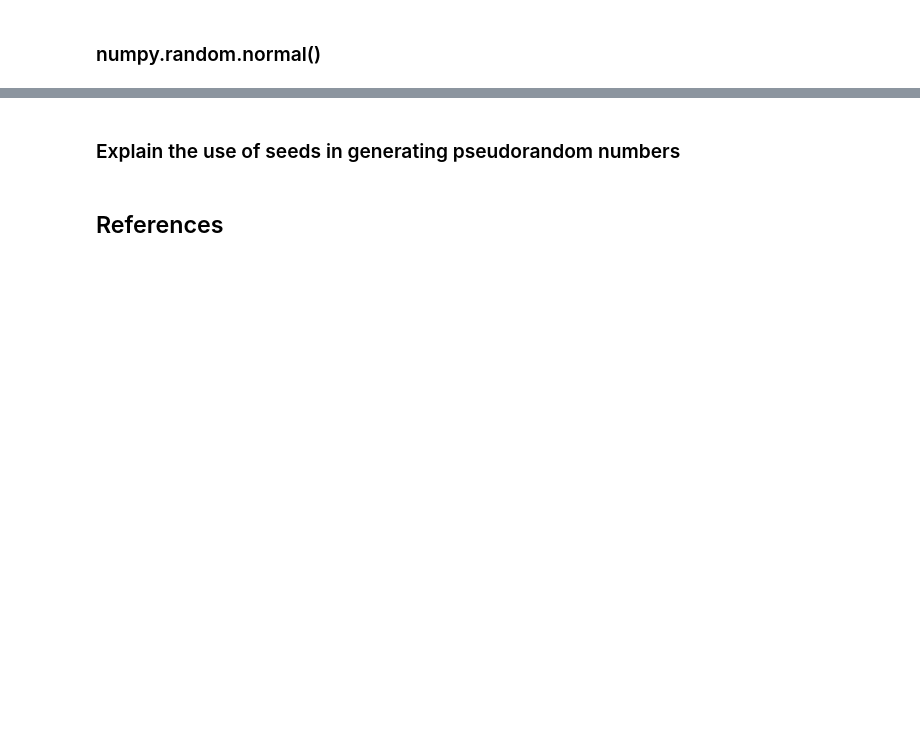
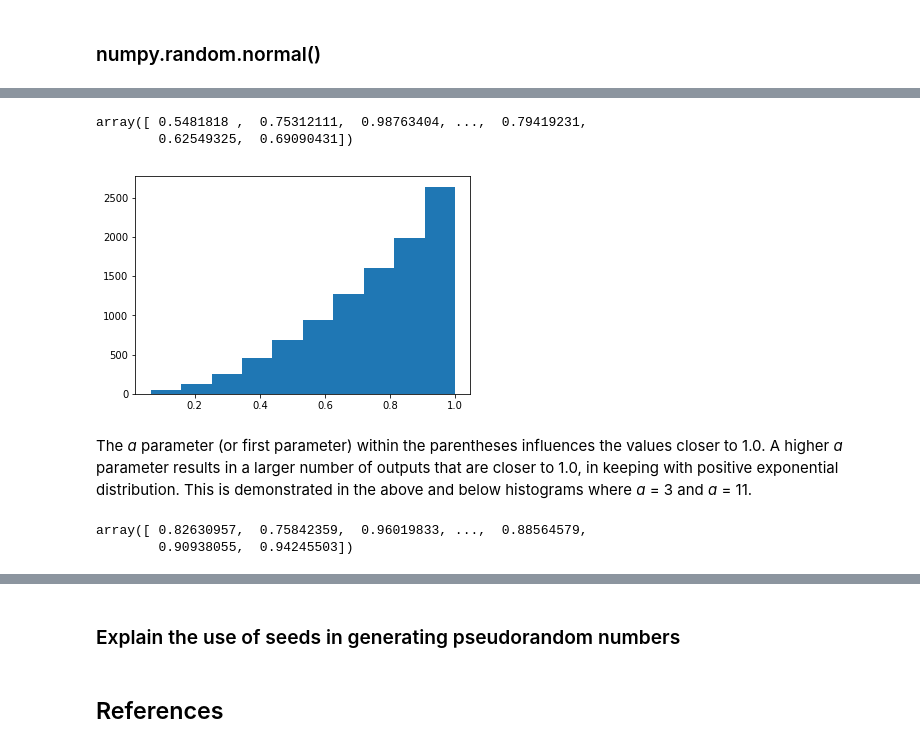
Before and after one commit to emmapatton/numpy-random, a Jupyter notebook: numpy-random.ipynb, the cells around one changed output, grey strips where cells are left out. Drawn from its saved outputs; the diff is of its cells as text; code cells hidden in the pictures; blank space fills up the shorter version.

Commit message:
describing the power function

```diff
--- a/numpy-random.ipynb
+++ b/numpy-random.ipynb
@@ -422,0 +391,19 @@ ValueError: left > mode
+# %%
+x = np.random.power( 3, 10000)
+x
+# %% [output]
+array([ 0.5481818 ,  0.75312111,  0.98763404, ...,  0.79419231,
+        0.62549325,  0.69090431])
+# %%
+plt.hist(x)
+plt.show()
+# %% [output]
+[figure, added]
+# %% [markdown]
+The *a* parameter (or first parameter) within the parentheses influences the values closer to 1.0. A higher *a* parameter results in a larger number of outputs that are closer to 1.0, in keeping with positive exponential distribution. This is demonstrated in the above and below histograms where *a* = 3 and *a* = 11.
+# %%
+x = np.random.power( 11, 10000)
+x
+# %% [output]
+array([ 0.82630957,  0.75842359,  0.96019833, ...,  0.88564579,
+        0.90938055,  0.94245503])
```
Also changed, not shown: parts of 43 cells of this notebook.
